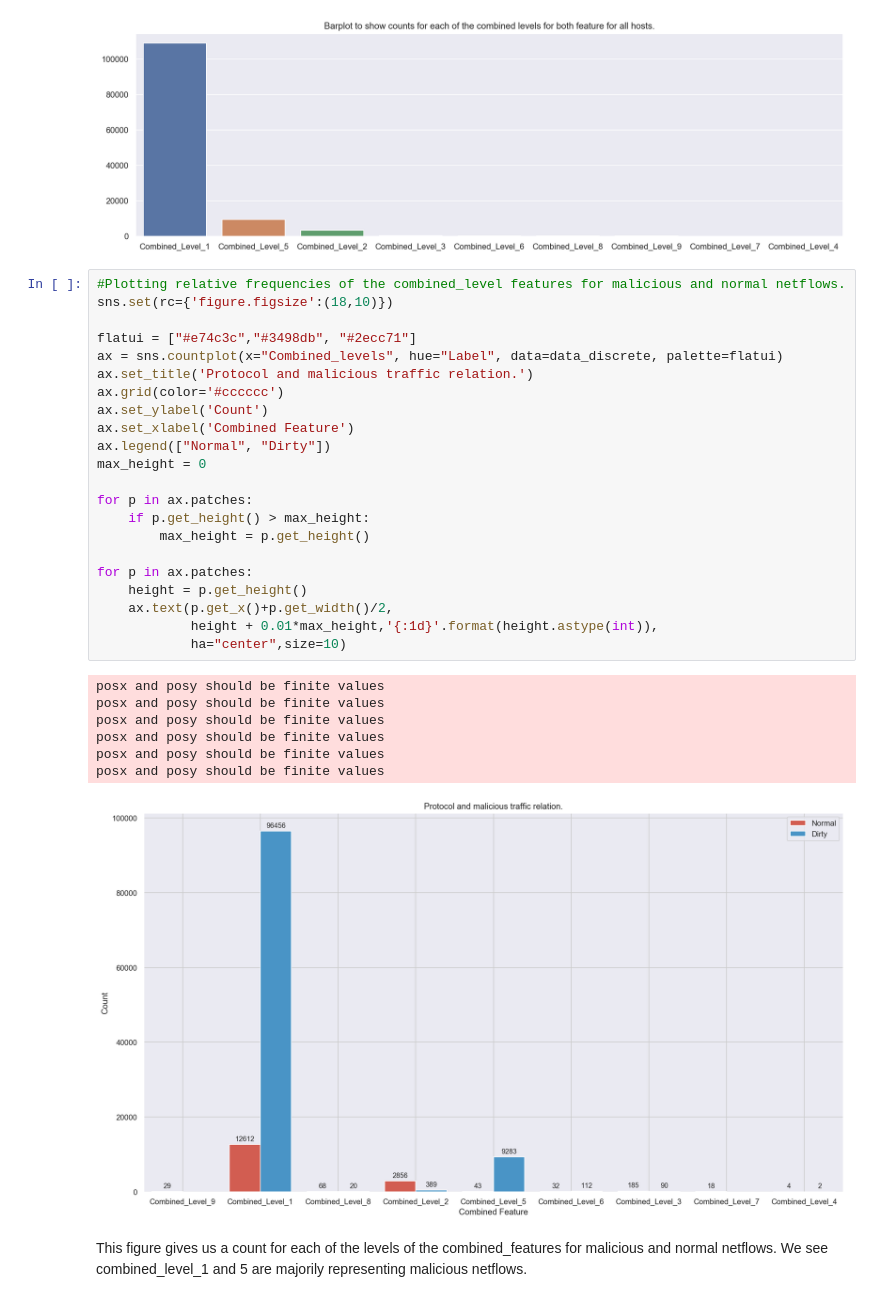
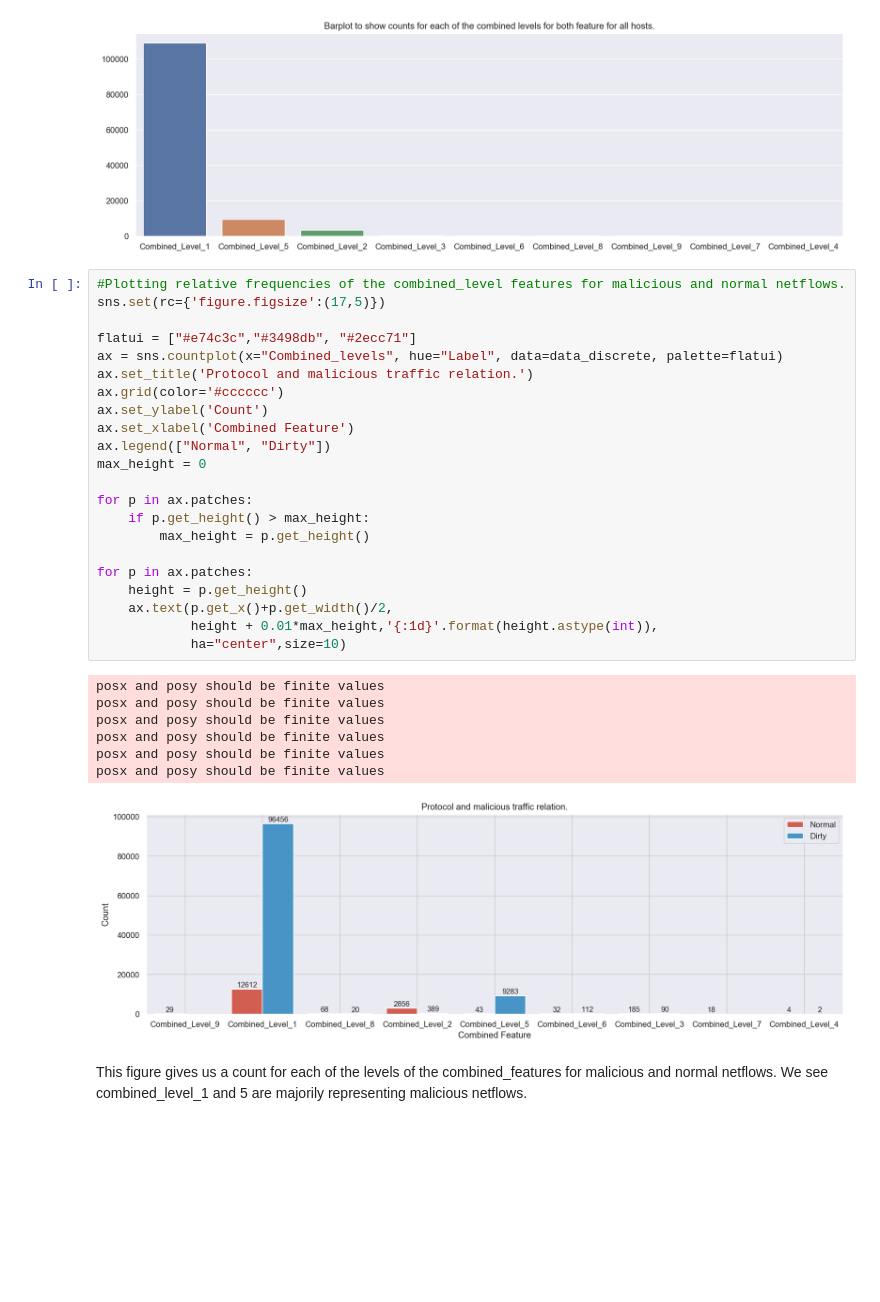
Before and after one commit to adityakunar/cda-2021, a Jupyter notebook: Assignment-3/Lab3.ipynb, the cells around one changed output. Saved outputs shown, nothing was run; the diff lists cells and outputs as text; blank space fills up the shorter version.

```diff
--- a/Assignment-3/Lab3.ipynb
+++ b/Assignment-3/Lab3.ipynb
@@ -435,34 +444,34 @@ plt.show()
 [figure]
 # %%
 #Plotting relative frequencies of the combined_level features for malicious and normal netflows.
-sns.set(rc={'figure.figsize':(18,10)})
+sns.set(rc={'figure.figsize':(17,5)})
 
 flatui = ["#e74c3c","#3498db", "#2ecc71"]
 ax = sns.countplot(x="Combined_levels", hue="Label", data=data_discrete, palette=flatui)
 ax.set_title('Protocol and malicious traffic relation.')
 ax.grid(color='#cccccc')
 ax.set_ylabel('Count')
 ax.set_xlabel('Combined Feature')
 ax.legend(["Normal", "Dirty"])
 max_height = 0
 
 for p in ax.patches:
     if p.get_height() > max_height:
         max_height = p.get_height()
 
 for p in ax.patches:
     height = p.get_height()
     ax.text(p.get_x()+p.get_width()/2,
             height + 0.01*max_height,'{:1d}'.format(height.astype(int)),
             ha="center",size=10)
 # %% [output]
 posx and posy should be finite values
 posx and posy should be finite values
 posx and posy should be finite values
 posx and posy should be finite values
 posx and posy should be finite values
 posx and posy should be finite values
-[figure, old version]
+[figure, new version]
 # %% [markdown]
 This figure gives us a count for each of the levels of the combined_features for malicious and normal netflows. We see combined_level_1 and 5 are majorily representing malicious netflows.
 # %% [markdown]
```
Also changed, not shown: parts of 64 cells of this notebook.
